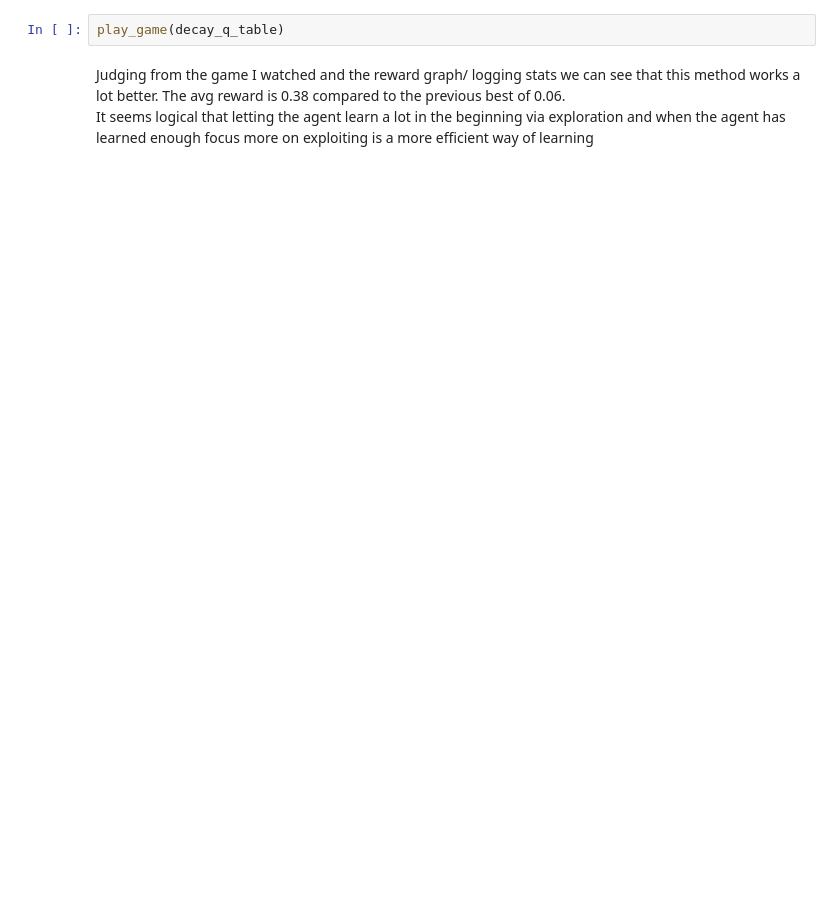
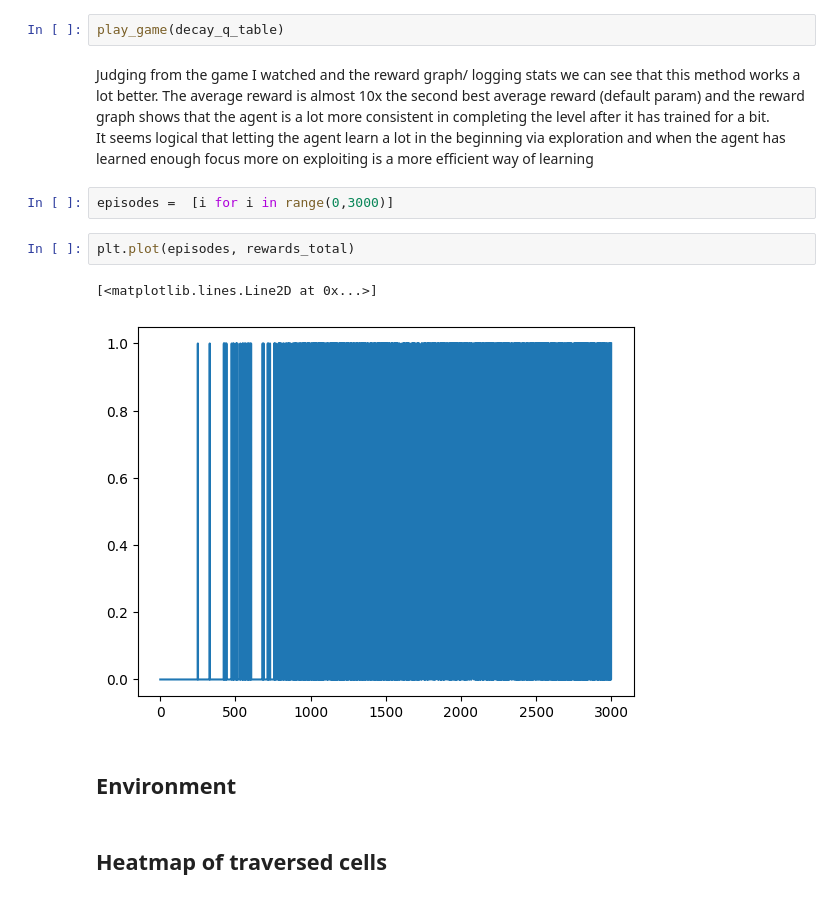
Before and after one commit to 4rn3/KTA_q_learning, a Jupyter notebook: q_learning_gymnasium.ipynb, the cells around one changed output. Drawn from its saved outputs; the diff is of its cells as text; blank space fills up the shorter version.

```diff
--- a/q_learning_gymnasium.ipynb
+++ b/q_learning_gymnasium.ipynb
@@ -277,4 +296,15 @@ plot_epochs_rewards(epochs_total, rewards_total)
 # %%
 play_game(decay_q_table)
 # %% [markdown]
-<p>Judging from the game I watched and the reward graph/ logging stats we can see that this method works a lot better. The avg reward is 0.38 compared to the previous best of 0.06. <br> It seems logical that letting the agent learn a lot in the beginning via exploration and when the agent has learned enough focus more on exploiting is a more efficient way of learning</p>
+<p>Judging from the game I watched and the reward graph/ logging stats we can see that this method works a lot better. The average reward is almost 10x the second best average reward (default param) and the reward graph shows that the agent is a lot more consistent in completing the level after it has trained for a bit. <br> It seems logical that letting the agent learn a lot in the beginning via exploration and when the agent has learned enough focus more on exploiting is a more efficient way of learning</p>
+# %%
+episodes =  [i for i in range(0,3000)]
+# %%
+plt.plot(episodes, rewards_total)
+# %% [output]
+[<matplotlib.lines.Line2D at 0x...>]
+[figure, added]
+# %% [markdown]
+## Environment
+# %% [markdown]
+## Heatmap of traversed cells
```
Also changed, not shown: parts of 26 cells of this notebook.
